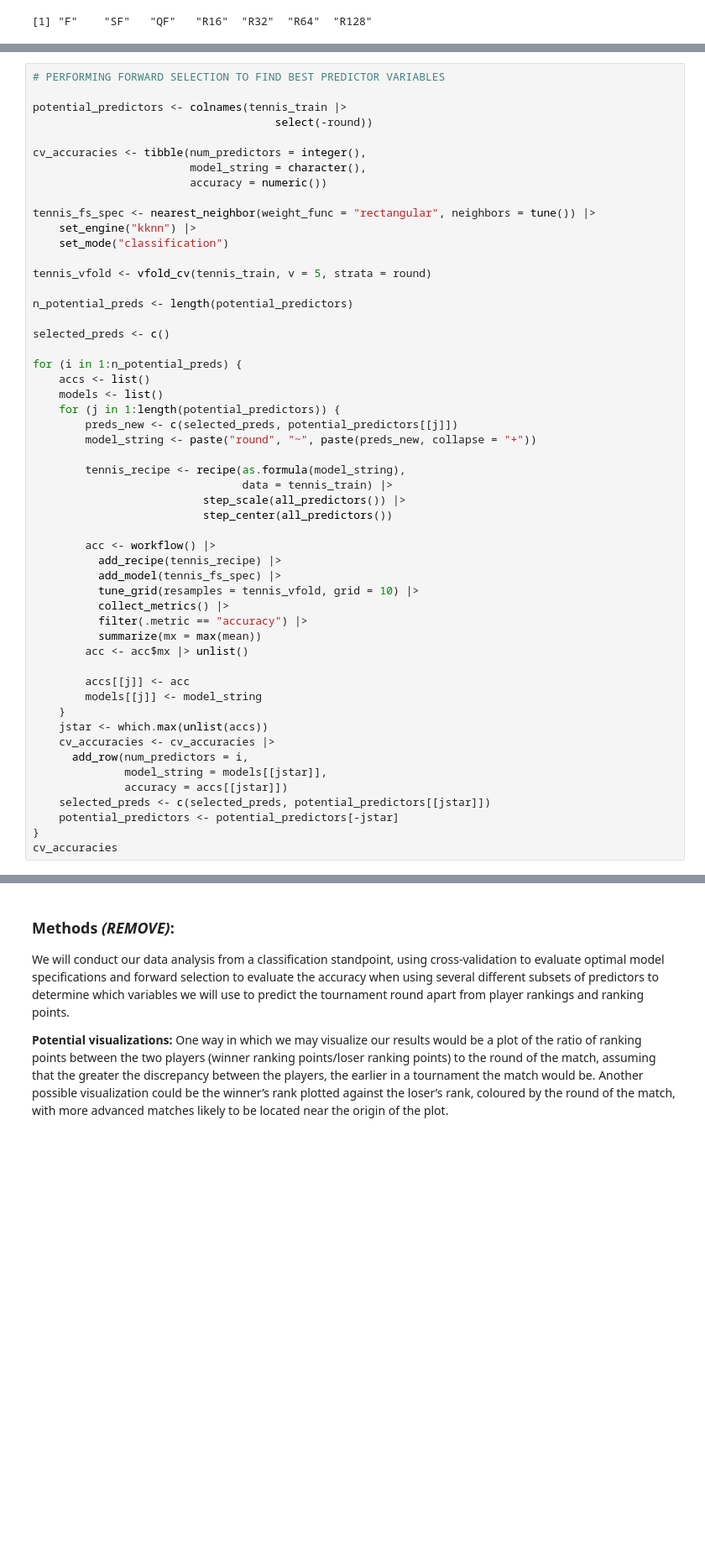
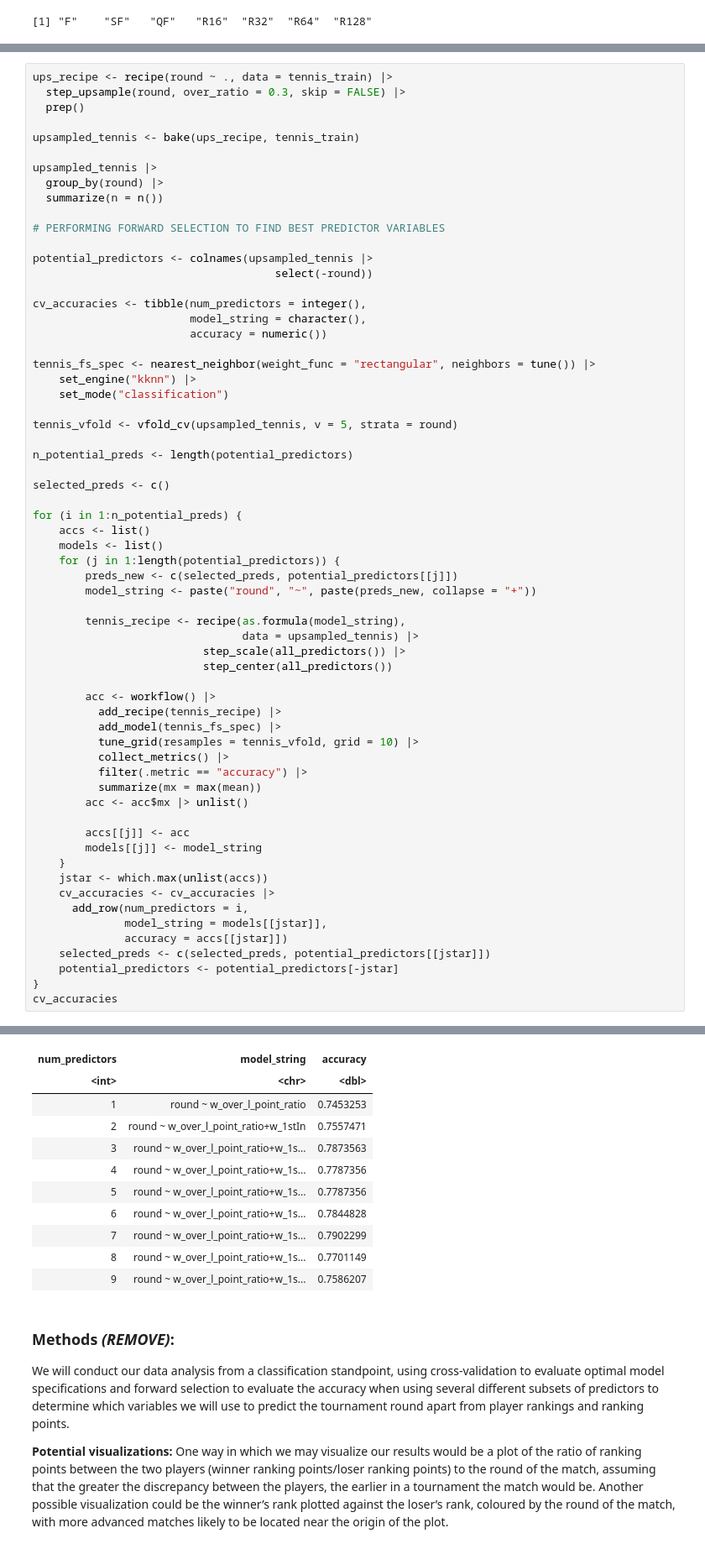
Before and after one commit to ben-westmore/dsci-100-2022w1-group-177, a Jupyter notebook: group177_report.ipynb, the cells around one changed output, grey strips where cells are left out. Shown at 84% size. Saved outputs shown, nothing was run; the diff lists cells and outputs as text; blank space fills up the shorter version.

Commit message:
Added the forward selection code on the 0.3x upsampled data

```diff
--- a/group177_report.ipynb
+++ b/group177_report.ipynb
@@ -180,7 +200,17 @@ Warning message:
 # %%
+ups_recipe <- recipe(round ~ ., data = tennis_train) |>
+  step_upsample(round, over_ratio = 0.3, skip = FALSE) |>
+  prep()
+
+upsampled_tennis <- bake(ups_recipe, tennis_train)
+
+upsampled_tennis |>
+  group_by(round) |>
+  summarize(n = n())
+
 # PERFORMING FORWARD SELECTION TO FIND BEST PREDICTOR VARIABLES
 
-potential_predictors <- colnames(tennis_train |>
+potential_predictors <- colnames(upsampled_tennis |>
                                      select(-round))
 
 cv_accuracies <- tibble(num_predictors = integer(),
@@ -191,7 +221,7 @@ tennis_fs_spec <- nearest_neighbor(weight_func = "rectangular", neighbors = tune
     set_engine("kknn") |>
     set_mode("classification")
 
-tennis_vfold <- vfold_cv(tennis_train, v = 5, strata = round)
+tennis_vfold <- vfold_cv(upsampled_tennis, v = 5, strata = round)
 
 n_potential_preds <- length(potential_predictors)
 
@@ -205,7 +235,7 @@ for (i in 1:n_potential_preds) {
         model_string <- paste("round", "~", paste(preds_new, collapse = "+"))
 
         tennis_recipe <- recipe(as.formula(model_string),
-                                data = tennis_train) |>
+                                data = upsampled_tennis) |>
                           step_scale(all_predictors()) |>
                           step_center(all_predictors())
 
@@ -263,3 +292,14 @@ A tibble: 9 × 3
+| num_predictors | model_string | accuracy |
+| <int> | <chr> | <dbl> |
+| 1 | round ~ w_over_l_point_ratio | 0.7453253 |
+| 2 | round ~ w_over_l_point_ratio+w_1stIn | 0.7557471 |
+| 3 | round ~ w_over_l_point_ratio+w_1s... | 0.7873563 |
+| 4 | round ~ w_over_l_point_ratio+w_1s... | 0.7787356 |
+| 5 | round ~ w_over_l_point_ratio+w_1s... | 0.7787356 |
+| 6 | round ~ w_over_l_point_ratio+w_1s... | 0.7844828 |
+| 7 | round ~ w_over_l_point_ratio+w_1s... | 0.7902299 |
+| 8 | round ~ w_over_l_point_ratio+w_1s... | 0.7701149 |
+| 9 | round ~ w_over_l_point_ratio+w_1s... | 0.7586207 |
 # %% [markdown]
 ### Methods ***(REMOVE)***:
 
```
Also changed, not shown: parts of 3 cells of this notebook.
